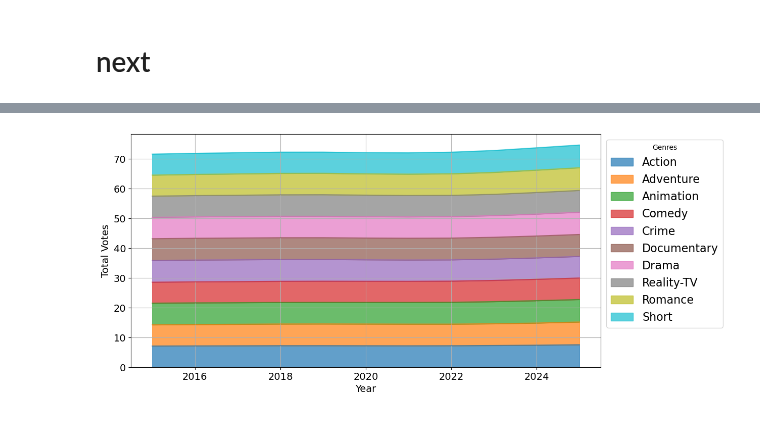
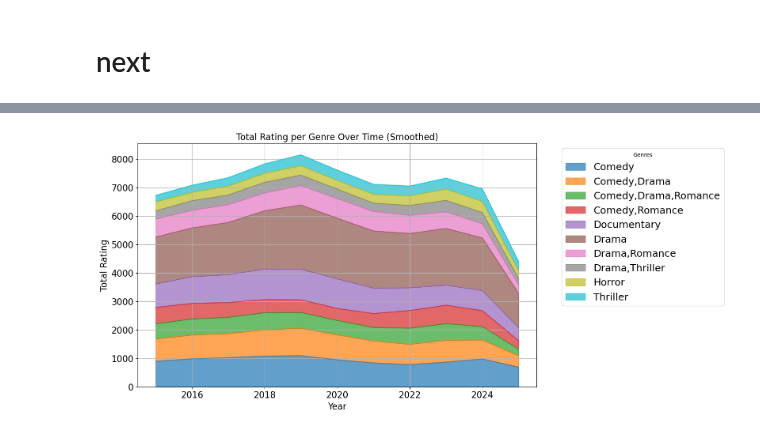
Before and after one commit to Ariestootl/machine_learning, a Jupyter notebook: Movie_Prediction/imdb.ipynb, the cells around one changed output, grey strips where cells are left out. Drawn from its saved outputs; the diff is of its cells as text; code cells hidden in the pictures.

```diff
--- a/Movie_Prediction/imdb.ipynb
+++ b/Movie_Prediction/imdb.ipynb
@@ -555,7 +551,6 @@ dtype: int64
 # %%
 movies_new = movies_new.dropna(subset=["averageRating", "numVotes"])
 movies_new["primaryTitle"] = movies_new["primaryTitle"].fillna("Unknown Title")
-movies_new = movies_new.drop(columns=["endYear"])
 # %%
 movies_new["isAdult"].value_counts()
 # %% [output]
@@ -606,0 +634,16 @@ Name: count, dtype: int64
+# %%
+#Compute the Mean Rating Across All Movies
+C = movies_new["averageRating"].mean()
+
+#Filter Movies with Votes
+m = movies_new["numVotes"].quantile(0.75)
+qualified_movies_new = movies_new[movies_new["numVotes"] >= m].copy()
+
+# Step 4: Apply Weighted Rating (WR) Formula
+def weighted_rating(df, m=m, C=C):
+    v = df["numVotes"]
+    R = df["averageRating"]
+    return (v / (v + m) * R) + (m / (v + m) * C)
+
+#Apply Weighted Rating (WR) Formula
+qualified_movies_new.loc[:, "WR"] = qualified_movies_new.apply(weighted_rating, axis=1)
@@ -607,42 +664,44 @@ Name: count, dtype: int64
 # %%
+import pandas as pd
 import matplotlib.pyplot as plt
 
+# Assuming movies_new DataFrame is already defined and contains the necessary columns
+
 # Explode genres into separate rows
-movies_exploded = movies_new.explode("genres")
+movies_exploded = qualified_movies_new.explode("genres")
 
 # Keep only the top 10 genres
 top_genres = movies_exploded["genres"].value_counts().head(10).index.tolist()
 
+# Filter using exploded dataset
+filtered_movies = movies_exploded[movies_exploded["genres"].isin(top_genres)]
 
-# Filter using exploded dataset
-filtered_movies = movies_exploded[movies_exploded["genres"].isin(top_genres)]; filtered_movies
-
-# Aggregate votes per year and genre
+# Aggregate rating per year and genre
 genre_trends = (
     filtered_movies.groupby(["startYear", "genres"])
-    .agg(total_rating=("averageRating", "mean"))
+    .agg(WR=("WR", "sum"))
     .reset_index()
 )
 
 # Pivot for plotting
-genre_trends_pivot = genre_trends.pivot(index="startYear", columns="genres", values="total_rating").fillna(0)
+genre_trends_pivot = genre_trends.pivot(index="startYear", columns="genres", values="WR").fillna(0)
 
-# Debugging: Ensure data is numeric and non-empty
+# Debugging: Ensure data is numeric and non-empty (uncomment if needed)
 # print(genre_trends_pivot.head())
 # print(genre_trends_pivot.dtypes)
 
-# # Apply rolling average for smoothing
+# Apply rolling average for smoothing
 genre_trends_pivot = genre_trends_pivot.rolling(window=3, min_periods=1).mean()
 
 # Plot
-genre_trends_pivot.plot(kind="area", stacked=True, figsize=(12, 6), alpha=0.7)
-# plt.title("Votes per Genre Over Time (Smoothed)")
-plt.xticks(fontsize=14)
-plt.yticks(fontsize=14)
-plt.xlabel("Year", fontsize=14)
-plt.ylabel("Total Votes", fontsize=14)
-plt.legend(title="Genres", bbox_to_anchor=(1, 1), fontsize=16)
+genre_trends_pivot.plot(kind="area", stacked=True, figsize=(13, 8), alpha=0.7)
+plt.title("Total Rating per Genre Over Time (Smoothed)", fontsize=16)
+plt.xticks(fontsize=16)
+plt.yticks(fontsize=16)
+plt.xlabel("Year", fontsize=16)
+plt.ylabel("Total Rating", fontsize=16)
+plt.legend(title="Genres", bbox_to_anchor=(1.05, 1), fontsize=18)
 plt.grid(True)
 plt.show()
 # %% [output]
-[figure, old version]
+[figure, new version]
```
Also changed, not shown: parts of 15 cells of this notebook.
